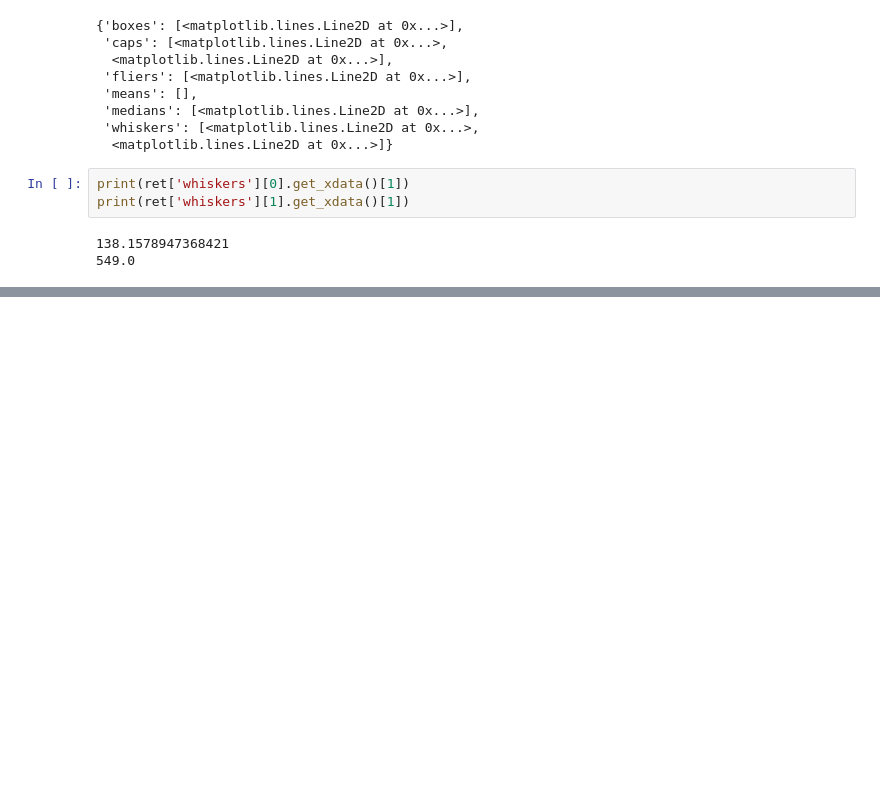
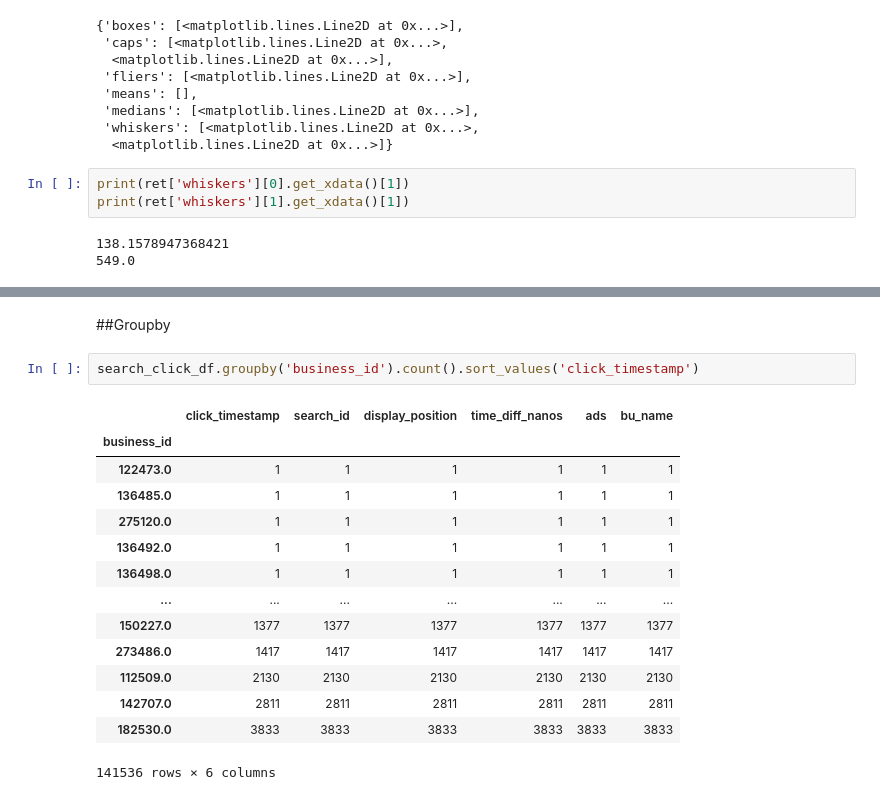
Before and after one commit to RYOMAKUNG/KKU_data_mining, a Jupyter notebook: Pandas_101.ipynb, the cells around one changed output, grey strips where cells are left out. Saved outputs shown, nothing was run; the diff lists cells and outputs as text; blank space fills up the shorter version.

```diff
--- a/Pandas_101.ipynb
+++ b/Pandas_101.ipynb
@@ -491,0 +528,19 @@ nooutlier_nomissing
+# %% [markdown]
+##Groupby
+# %%
+search_click_df.groupby('business_id').count().sort_values('click_timestamp')
+# %% [output]
+|  | click_timestamp | search_id | display_position | time_diff_nanos | ads | bu_name |
+| business_id |  |  |  |  |  |  |
+| 122473.0 | 1 | 1 | 1 | 1 | 1 | 1 |
+| 136485.0 | 1 | 1 | 1 | 1 | 1 | 1 |
+| 275120.0 | 1 | 1 | 1 | 1 | 1 | 1 |
+| 136492.0 | 1 | 1 | 1 | 1 | 1 | 1 |
+| 136498.0 | 1 | 1 | 1 | 1 | 1 | 1 |
+| ... | ... | ... | ... | ... | ... | ... |
+| 150227.0 | 1377 | 1377 | 1377 | 1377 | 1377 | 1377 |
+| 273486.0 | 1417 | 1417 | 1417 | 1417 | 1417 | 1417 |
+| 112509.0 | 2130 | 2130 | 2130 | 2130 | 2130 | 2130 |
+| 142707.0 | 2811 | 2811 | 2811 | 2811 | 2811 | 2811 |
+| 182530.0 | 3833 | 3833 | 3833 | 3833 | 3833 | 3833 |
+141536 rows × 6 columns
```
Also changed, not shown: parts of 10 cells of this notebook.
